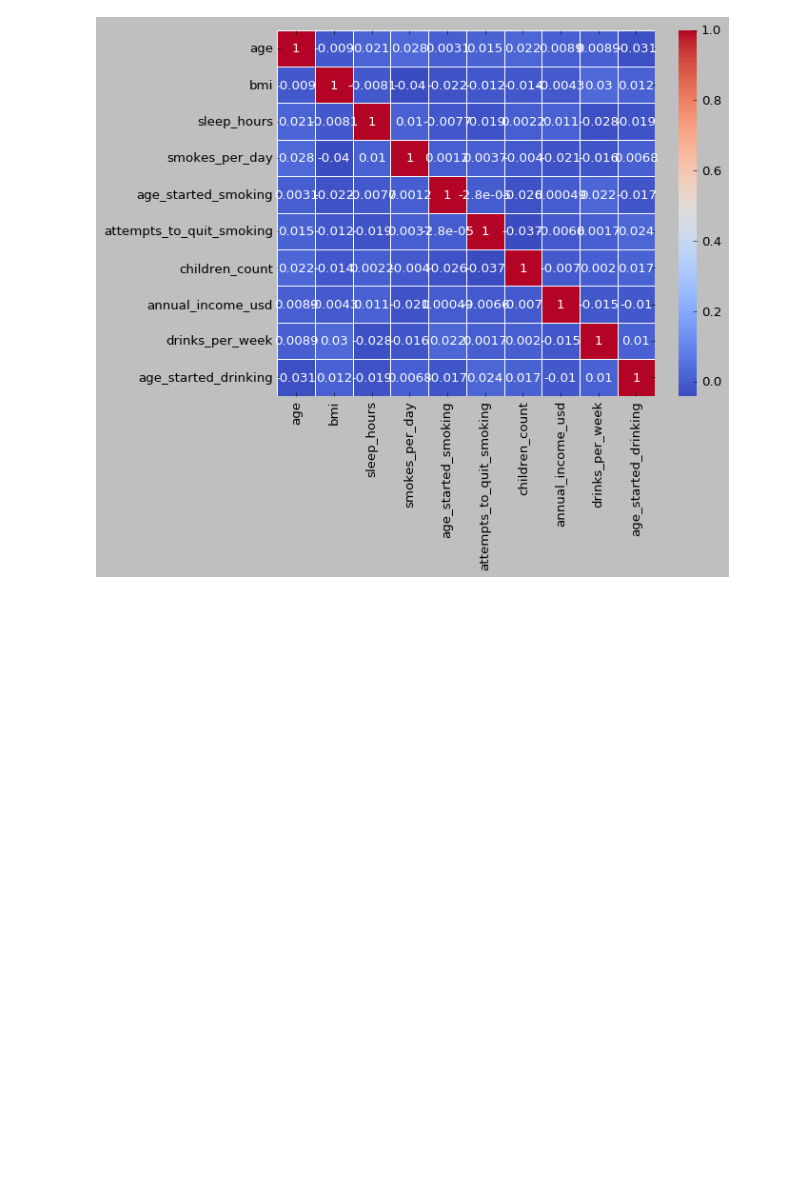
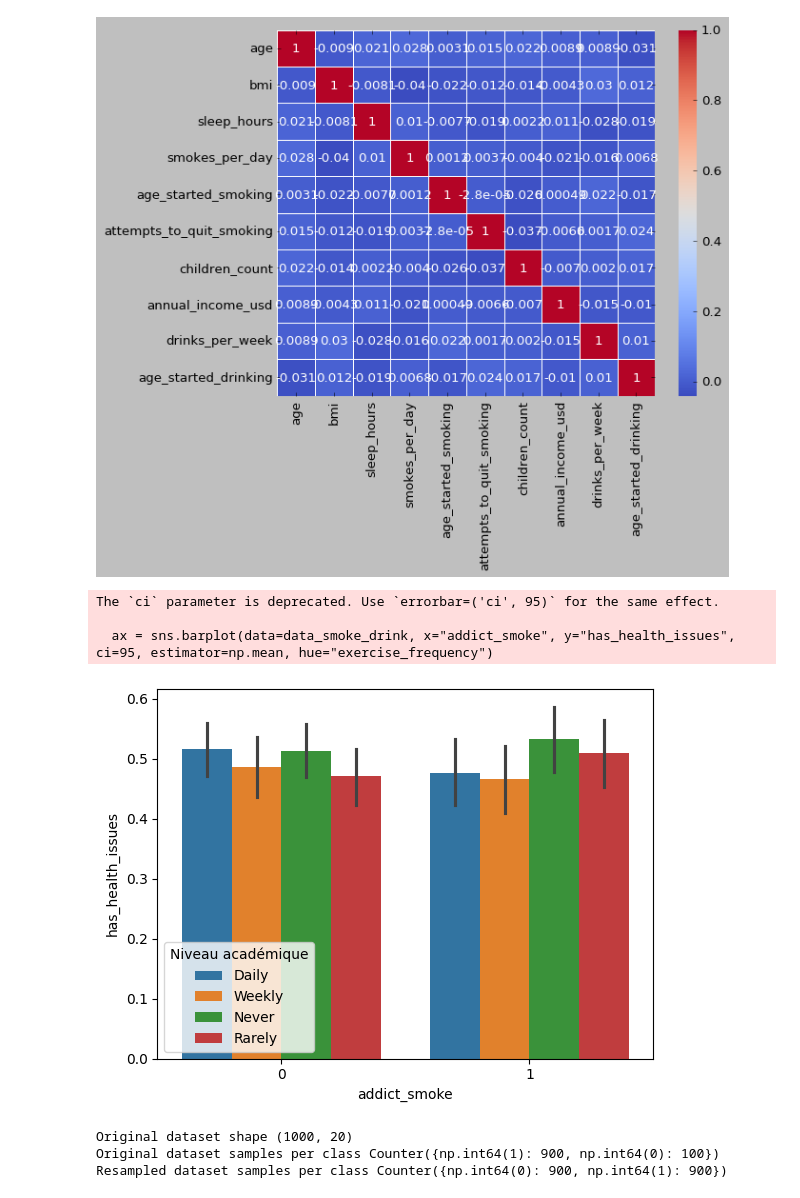
Before and after one commit to Kvothe-45/Addiction, a Jupyter notebook: smoke_graph.ipynb, the cells around one changed output. Saved outputs shown, nothing was run; the diff lists cells and outputs as text; code cells hidden in the pictures; blank space fills up the shorter version.

```diff
--- a/smoke_graph.ipynb
+++ b/smoke_graph.ipynb
@@ -148,3 +154,32 @@ sns.heatmap(data_heat.corr(), annot=True, cmap="coolwarm", linewidths=0.5)
 # %% [output]
 <Axes: >
 [figure]
+# %%
+fig = plt.figure()
+ax = sns.barplot(data=data_smoke_drink, x="addict_smoke", y="has_health_issues", ci=95, estimator=np.mean, hue="exercise_frequency")
+ax.legend(loc="lower left", title="Niveau académique")
+plt.show()
+# %% [output]
+The `ci` parameter is deprecated. Use `errorbar=('ci', 95)` for the same effect.
+
+  ax = sns.barplot(data=data_smoke_drink, x="addict_smoke", y="has_health_issues", ci=95, estimator=np.mean, hue="exercise_frequency")
+[figure, added]
+# %%
+from collections import Counter
+from numpy.random import RandomState
+from sklearn.datasets import make_classification
+from imblearn.over_sampling import SMOTENC
+X, y = make_classification(n_classes=2, class_sep=2,
+weights=[0.1, 0.9], n_informative=3, n_redundant=1, flip_y=0,
+n_features=20, n_clusters_per_class=1, n_samples=1000, random_state=10)
+print(f'Original dataset shape {X.shape}')
+print(f'Original dataset samples per class {Counter(y)}')
+# simulate the 2 last columns to be categorical features
+X[:, -2:] = RandomState(10).randint(0, 4, size=(1000, 2))
+sm = SMOTENC(random_state=42, categorical_features=[18, 19])
+X_res, y_res = sm.fit_resample(X, y)
+print(f'Resampled dataset samples per class {Counter(y_res)}')
+# %% [output]
+Original dataset shape (1000, 20)
+Original dataset samples per class Counter({np.int64(1): 900, np.int64(0): 100})
+Resampled dataset samples per class Counter({np.int64(0): 900, np.int64(1): 900})
```
Also changed, not shown: parts of 2 cells of this notebook, 1 other file.
